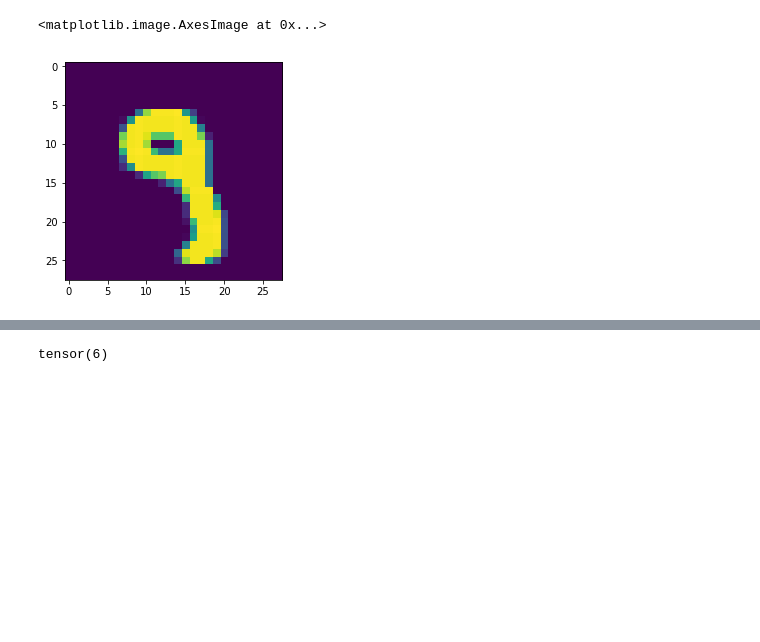
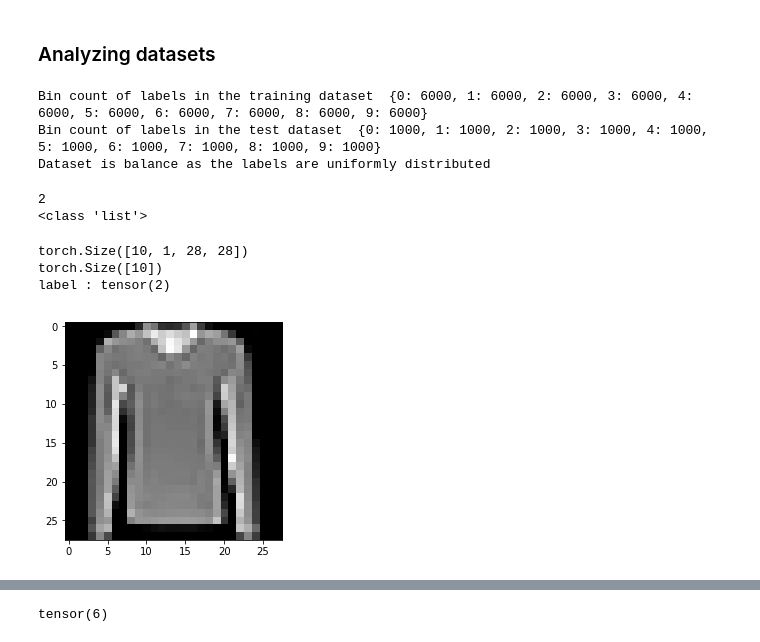
Before and after one commit to PriyabrataThatoi/PyTorch-Deep-Learning, a Jupyter notebook: PyTorch & Neural Network.ipynb, the cells around one changed output, grey strips where cells are left out. Drawn from its saved outputs; the diff is of its cells as text; code cells hidden in the pictures; blank space fills up the shorter version.

```diff
--- a/PyTorch & Neural Network.ipynb
+++ b/PyTorch & Neural Network.ipynb
@@ -5,9 +12,19 @@ from torchvision import transforms, datasets
 # %%
-train = datasets.MNIST("",
+# using torchvision to access the dataset
+# using torchvision.transform, image is transformed
+# into pytorch.tensors
+# 60,000 images in training data
+# 10,000 images in testing data
+
+'''
+EXTRACT & TRANSFORM
+'''
+
+train = datasets.FashionMNIST("",
                        train=True,
                        download=True,
                        transform=transforms.Compose([transforms.ToTensor()]))
-test = datasets.MNIST("",
+test = datasets.FashionMNIST("",
                        train=False,
                        download=True,
                        transform=transforms.Compose([transforms.ToTensor()]))
@@ -60,5 +57,0 @@ plt.imshow(data[0][0].view(28,28))
-# %%
-plt.imshow(data[0][1].view(28,28))
-# %% [output]
-<matplotlib.image.AxesImage at 0x...>
-[figure, removed]
@@ -64,0 +62,59 @@ plt.imshow(data[0][1].view(28,28))
+# %% [markdown]
+### Analyzing datasets
+# %%
+'''
+Creating a counter function to
+count the number of labels in
+each of the datasets i.e. train
+and test dataset
+
+'''
+
+total = 0
+counter_dict_tr = {0:0,1:0,2:0,3:0,4:0,5:0,6:0,7:0,8:0,9:0}
+counter_dict_test = {0:0,1:0,2:0,3:0,4:0,5:0,6:0,7:0,8:0,9:0}
+
+for data in trainset:
+    xs,ys = data
+    for y in ys:
+        counter_dict_tr[int(y)]+=1
+        total+=1
+
+for data in testset:
+    xs,ys = data
+    for y in ys:
+        counter_dict_test[int(y)]+=1
+        total+=1
+
+print('Bin count of labels in the training dataset ' ,  counter_dict_tr)
+print('Bin count of labels in the test dataset ' ,  counter_dict_test)
+print('Dataset is balance as the labels are uniformly distributed')
+# %% [output]
+Bin count of labels in the training dataset  {0: 6000, 1: 6000, 2: 6000, 3: 6000, 4: 6000, 5: 6000, 6: 6000, 7: 6000, 8: 6000, 9: 6000}
+Bin count of labels in the test dataset  {0: 1000, 1: 1000, 2: 1000, 3: 1000, 4: 1000, 5: 1000, 6: 1000, 7: 1000, 8: 1000, 9: 1000}
+Dataset is balance as the labels are uniformly distributed
+# %%
+# Acessing one single sample for analysis
+# it uses sequence unpacking or list
+# unpacking of object
+
+sample = next(iter(trainset))
+print(len(sample))
+print(type(sample))
+image,label = sample
+# %% [output]
+2
+<class 'list'>
+# %%
+# Ploting the image in the sample[0][0]
+# Plotting the lable of the sample[0]
+
+print(image.shape)
+print(label.shape)
+plt.imshow(image[0][0].view(28,28),cmap='gray');
+print('label :' ,label[0])
+# %% [output]
+torch.Size([10, 1, 28, 28])
+torch.Size([10])
+label : tensor(2)
+[figure, added]
```
Also changed, not shown: parts of 38 cells of this notebook.
